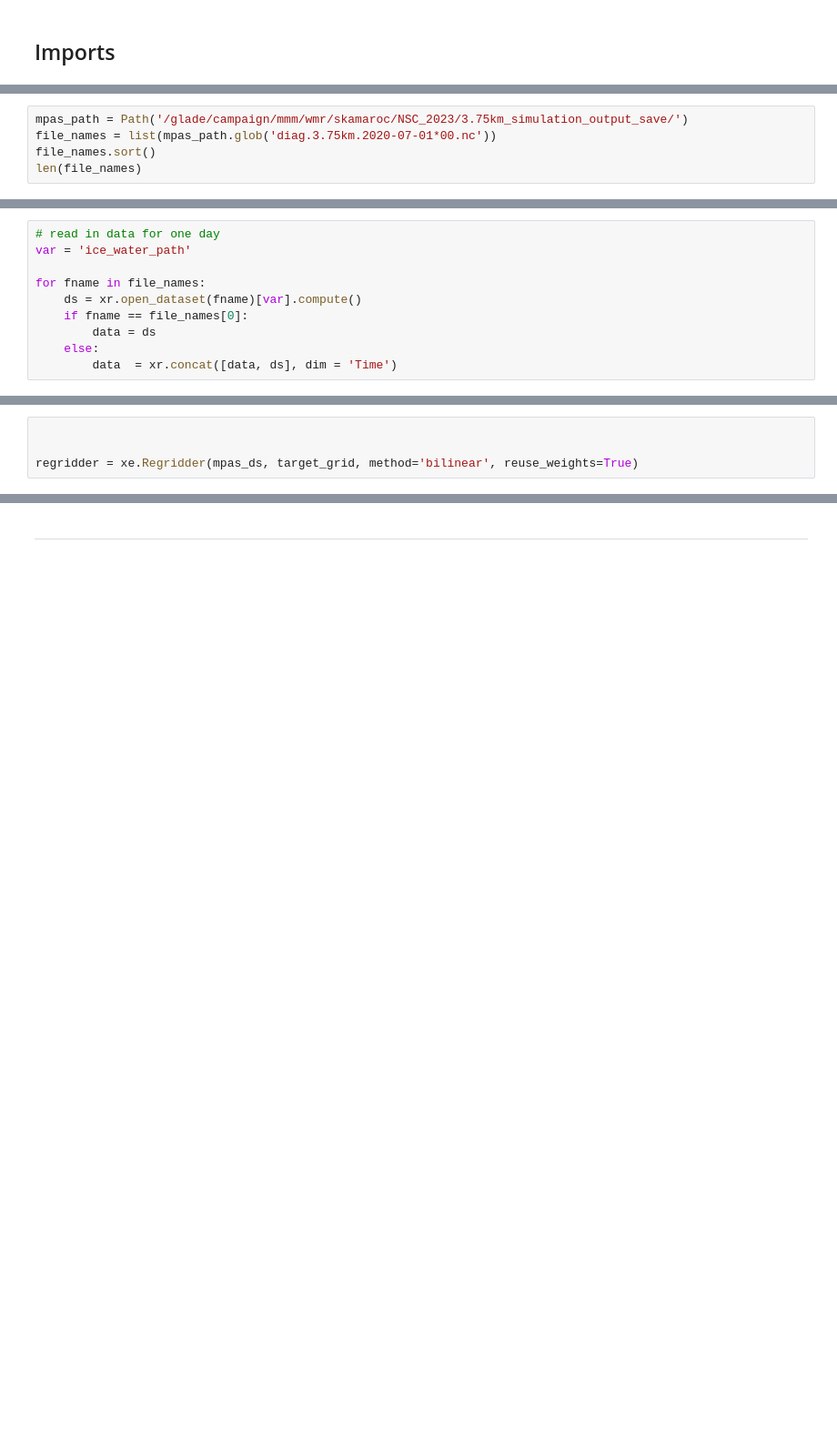
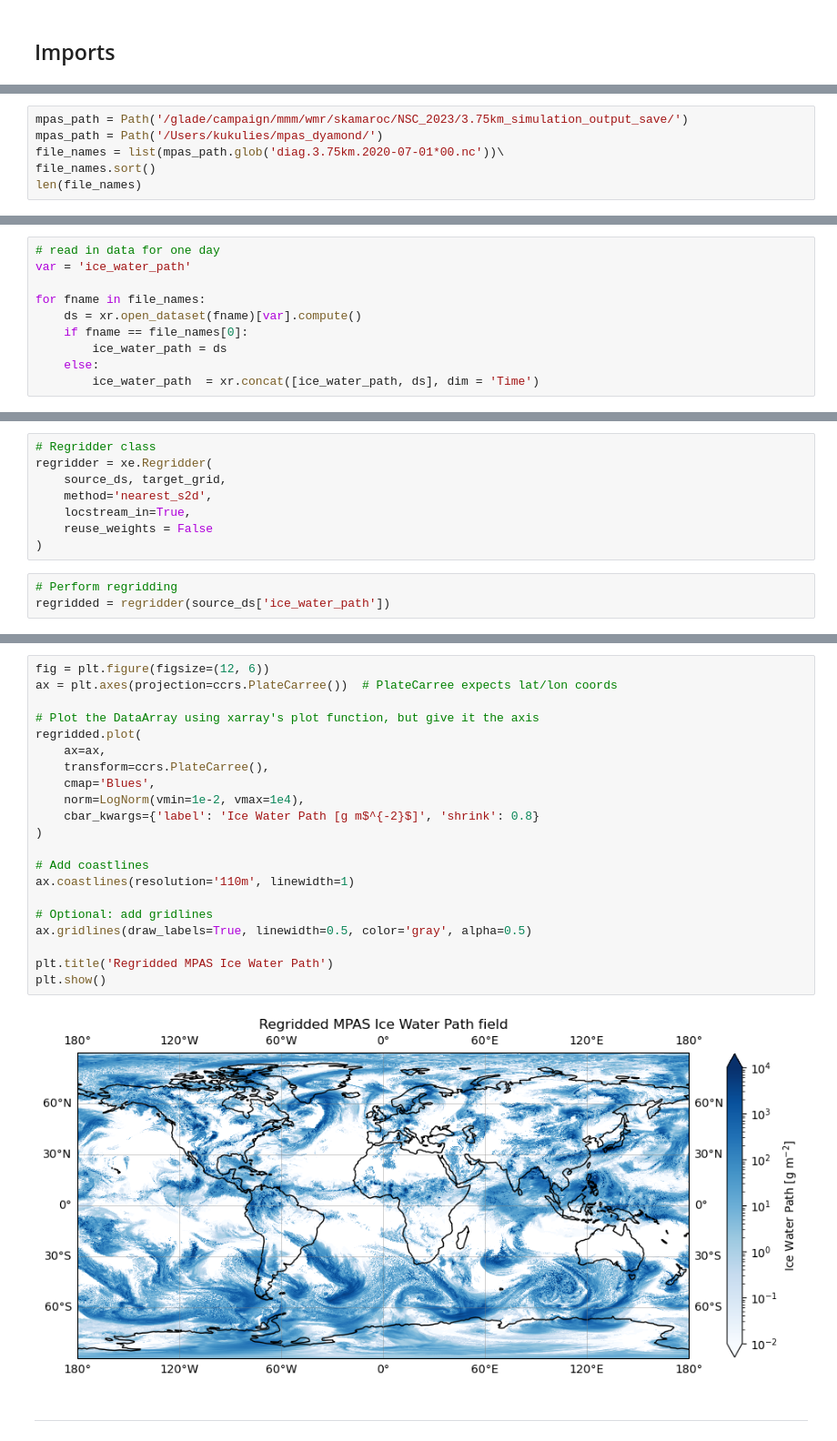
Before and after one commit to erogluorhan/storm-tracking-cookbook, a Jupyter notebook: notebooks/02-preprocessing.ipynb, the cells around one changed output, grey strips where cells are left out. Shown at 91% size. Cells and saved outputs as stored; diff of their text form; blank space fills up the shorter version.

Commit message:
add notebookk for regridding mpas using xESMF

```diff
--- a/notebooks/02-preprocessing.ipynb
+++ b/notebooks/02-preprocessing.ipynb
@@ -20,6 +16,7 @@ KeyError: 'Author'
 # %%
 mpas_path = Path('/glade/campaign/mmm/wmr/skamaroc/NSC_2023/3.75km_simulation_output_save/')
-file_names = list(mpas_path.glob('diag.3.75km.2020-07-01*00.nc'))
+mpas_path = Path('/Users/kukulies/mpas_dyamond/')
+file_names = list(mpas_path.glob('diag.3.75km.2020-07-01*00.nc'))\
 file_names.sort()
 len(file_names)
 # %% [output]
@@ -37,6 +34,6 @@ var = 'ice_water_path'
 for fname in file_names:
     ds = xr.open_dataset(fname)[var].compute()
     if fname == file_names[0]:
-        data = ds
+        ice_water_path = ds
     else:
-        data  = xr.concat([data, ds], dim = 'Time')
+        ice_water_path  = xr.concat([ice_water_path, ds], dim = 'Time')
@@ -53,4 +104,11 @@ target_grid = xr.Dataset({'lat': (['lat'], latitudes),'lon': (['lon'], longitude
 # %%
-
-
-regridder = xe.Regridder(mpas_ds, target_grid, method='bilinear', reuse_weights=True)
+# Regridder class
+regridder = xe.Regridder(
+    source_ds, target_grid,
+    method='nearest_s2d',
+    locstream_in=True,
+    reuse_weights = False
+)
+# %%
+# Perform regridding
+regridded = regridder(source_ds['ice_water_path'])
@@ -57,2 +117,25 @@ regridder = xe.Regridder(mpas_ds, target_grid, method='bilinear', reuse_weights=
+# %%
+fig = plt.figure(figsize=(12, 6))
+ax = plt.axes(projection=ccrs.PlateCarree())  # PlateCarree expects lat/lon coords
+
+# Plot the DataArray using xarray's plot function, but give it the axis
+regridded.plot(
+    ax=ax,
+    transform=ccrs.PlateCarree(),
+    cmap='Blues',
+    norm=LogNorm(vmin=1e-2, vmax=1e4),
+    cbar_kwargs={'label': 'Ice Water Path [g m$^{-2}$]', 'shrink': 0.8}
+)
+
+# Add coastlines
+ax.coastlines(resolution='110m', linewidth=1)
+
+# Optional: add gridlines
+ax.gridlines(draw_labels=True, linewidth=0.5, color='gray', alpha=0.5)
+
+plt.title('Regridded MPAS Ice Water Path')
+plt.show()
+# %% [output]
+[figure, added]
 # %% [markdown]
 ---
```
Also changed, not shown: parts of 15 cells of this notebook.
